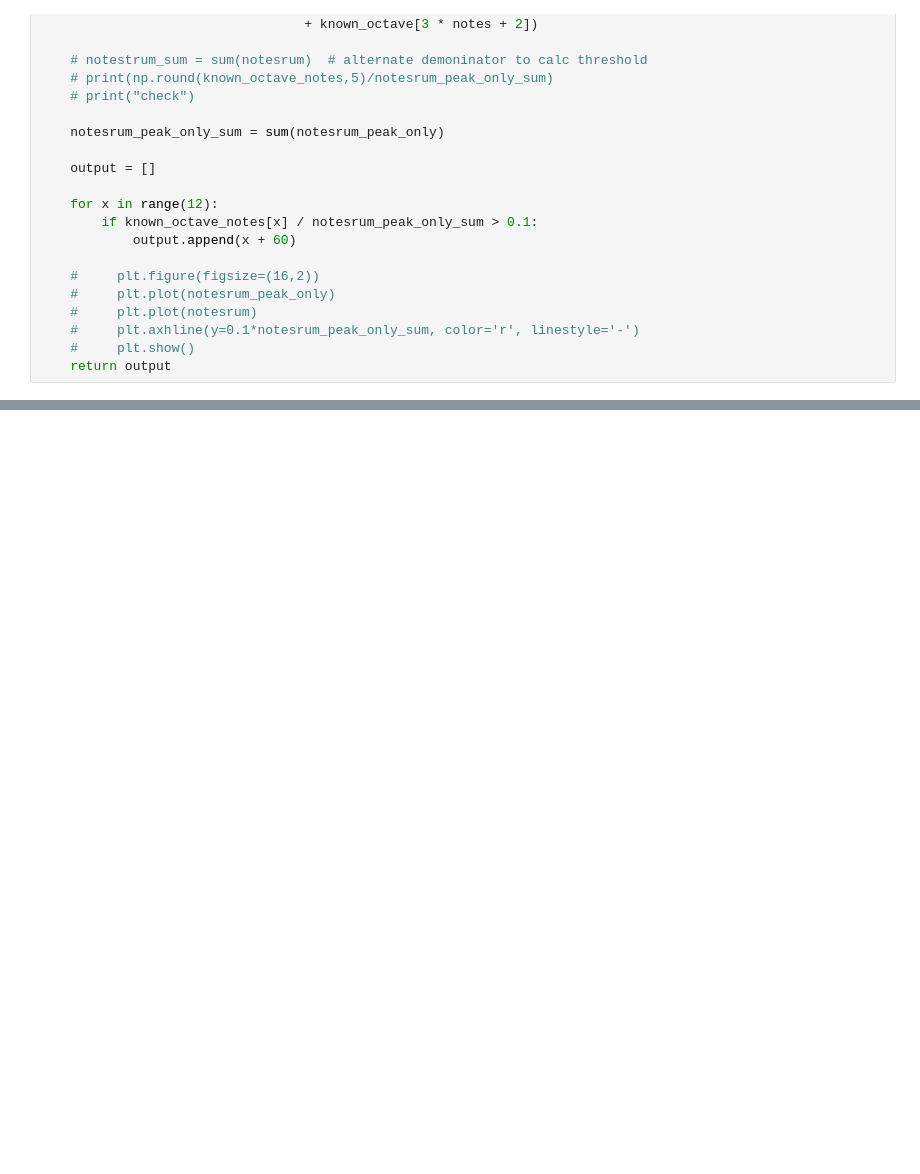
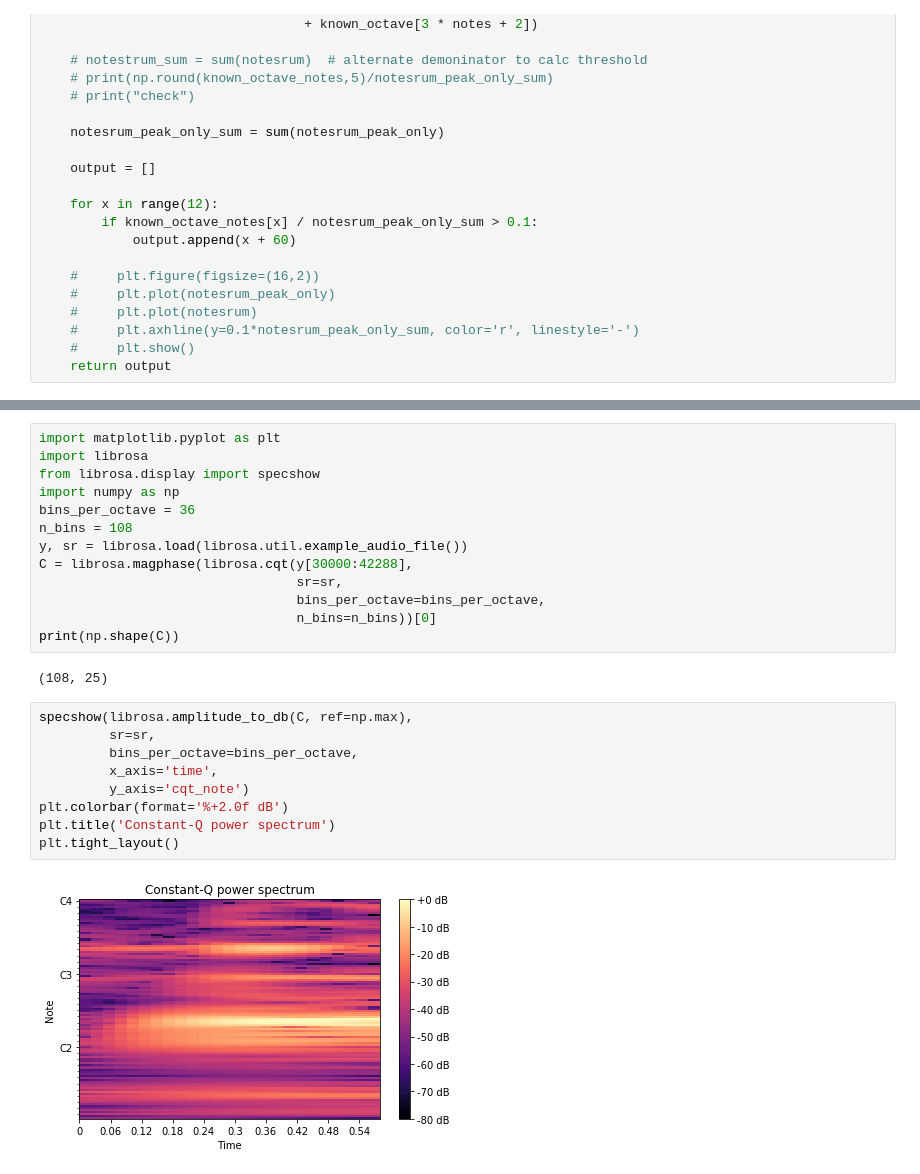
Before and after one commit to tonghuikang/musicpygame, a Jupyter notebook: note_evaluation/test_cqt_function.ipynb, the cells around one changed output, grey strips where cells are left out. Cells and saved outputs as stored; diff of their text form; blank space fills up the shorter version.

```diff
--- a/note_evaluation/test_cqt_function.ipynb
+++ b/note_evaluation/test_cqt_function.ipynb
@@ -154,0 +131,26 @@ C4_60_63_64_70
+# %%
+import matplotlib.pyplot as plt
+import librosa
+from librosa.display import specshow
+import numpy as np
+bins_per_octave = 36
+n_bins = 108
+y, sr = librosa.load(librosa.util.example_audio_file())
+C = librosa.magphase(librosa.cqt(y[30000:42288],
+                                 sr=sr,
+                                 bins_per_octave=bins_per_octave,
+                                 n_bins=n_bins))[0]
+print(np.shape(C))
+# %% [output]
+(108, 25)
+# %%
+specshow(librosa.amplitude_to_db(C, ref=np.max),
+         sr=sr,
+         bins_per_octave=bins_per_octave,
+         x_axis='time',
+         y_axis='cqt_note')
+plt.colorbar(format='%+2.0f dB')
+plt.title('Constant-Q power spectrum')
+plt.tight_layout()
+# %% [output]
+[figure, added]
```
Also changed, not shown: parts of 4 cells of this notebook.
